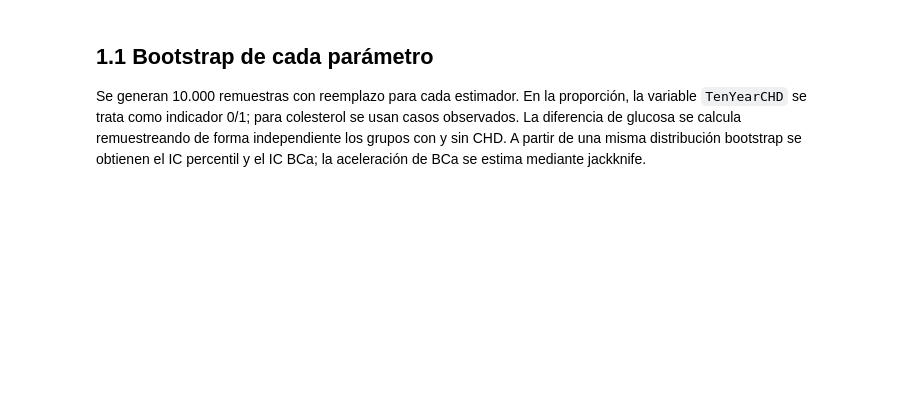
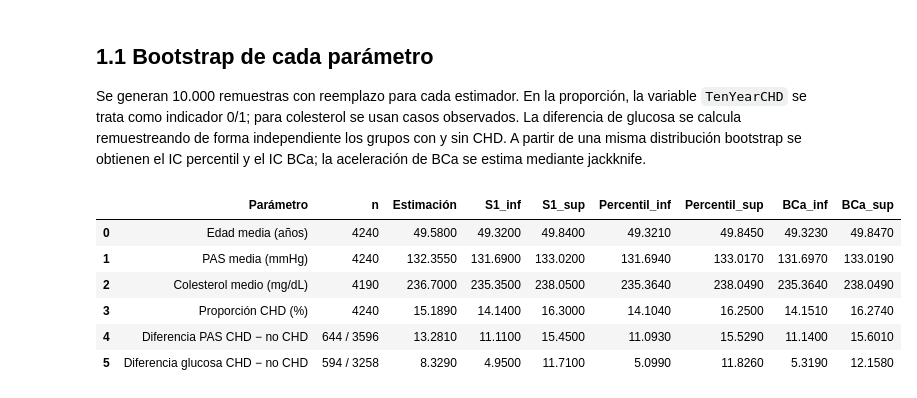
Before and after one commit to vbravo29/MCDI501-estadistica-computacional, a Jupyter notebook: S2/01_bootstrap_ic.ipynb, the cells around one changed output. Drawn from its saved outputs; the diff is of its cells as text; code cells hidden in the pictures; blank space fills up the shorter version.

```diff
--- a/S2/01_bootstrap_ic.ipynb
+++ b/S2/01_bootstrap_ic.ipynb
@@ -124,31 +127,45 @@ edad = df["age"].dropna().to_numpy()
 pas = df["sysBP"].dropna().to_numpy()
 colesterol = df["totChol"].dropna().to_numpy()
 chd = df["TenYearCHD"].dropna().to_numpy()
+pas_chd = df.loc[df["TenYearCHD"] == 1, "sysBP"].dropna().to_numpy()
+pas_no = df.loc[df["TenYearCHD"] == 0, "sysBP"].dropna().to_numpy()
 glu_chd = df.loc[df["TenYearCHD"] == 1, "glucose"].dropna().to_numpy()
 glu_no = df.loc[df["TenYearCHD"] == 0, "glucose"].dropna().to_numpy()
 
 resultados = [
     calcular_intervalos(
         "Edad media (años)", (edad,), np.mean, 1,
         RESULTADOS_S1["ic"]["edad_media"]["ic"], len(edad)
     ),
     calcular_intervalos(
         "PAS media (mmHg)", (pas,), np.mean, 1,
         RESULTADOS_S1["ic"]["sysbp_media"]["ic"], len(pas)
     ),
     calcular_intervalos(
         "Colesterol medio (mg/dL)", (colesterol,), np.mean, 1,
         RESULTADOS_S1["ic"]["colesterol_media"]["ic"], len(colesterol)
     ),
     calcular_intervalos(
         "Proporción CHD (%)", (chd,), np.mean, 100,
         RESULTADOS_S1["ic"]["prop_chd_%"]["ic"], len(chd)
     ),
     calcular_intervalos(
+        "Diferencia PAS CHD − no CHD", (pas_chd, pas_no), diferencia_medias, 1,
+        RESULTADOS_S1["diferencias"]["sysBP"]["ic"], f"{len(pas_chd)} / {len(pas_no)}"
+    ),
+    calcular_intervalos(
         "Diferencia glucosa CHD − no CHD", (glu_chd, glu_no), diferencia_medias, 1,
         RESULTADOS_S1["diferencias"]["glucose"]["ic"], f"{len(glu_chd)} / {len(glu_no)}"
     ),
 ]
 
 pd.DataFrame([{k: v for k, v in r.items() if k != "Distribución"} for r in resultados]).round(3)
+# %% [output]
+|  | Parámetro | n | Estimación | S1_inf | S1_sup | Percentil_inf | Percentil_sup | BCa_inf | BCa_sup |
+| 0 | Edad media (años) | 4240 | 49.5800 | 49.3200 | 49.8400 | 49.3210 | 49.8450 | 49.3230 | 49.8470 |
+| 1 | PAS media (mmHg) | 4240 | 132.3550 | 131.6900 | 133.0200 | 131.6940 | 133.0170 | 131.6970 | 133.0190 |
+| 2 | Colesterol medio (mg/dL) | 4190 | 236.7000 | 235.3500 | 238.0500 | 235.3640 | 238.0490 | 235.3640 | 238.0490 |
+| 3 | Proporción CHD (%) | 4240 | 15.1890 | 14.1400 | 16.3000 | 14.1040 | 16.2500 | 14.1510 | 16.2740 |
+| 4 | Diferencia PAS CHD − no CHD | 644 / 3596 | 13.2810 | 11.1100 | 15.4500 | 11.0930 | 15.5290 | 11.1400 | 15.6010 |
+| 5 | Diferencia glucosa CHD − no CHD | 594 / 3258 | 8.3290 | 4.9500 | 11.7100 | 5.0990 | 11.8260 | 5.3190 | 12.1580 |
 # %% [markdown]
```
Also changed, not shown: parts of 8 cells of this notebook, 10 other files.
